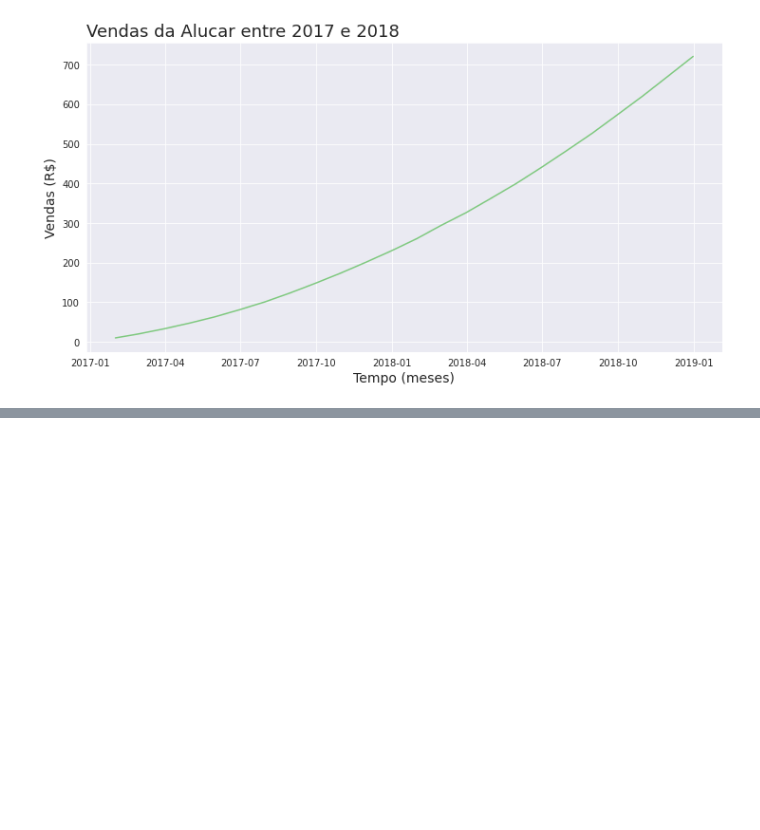
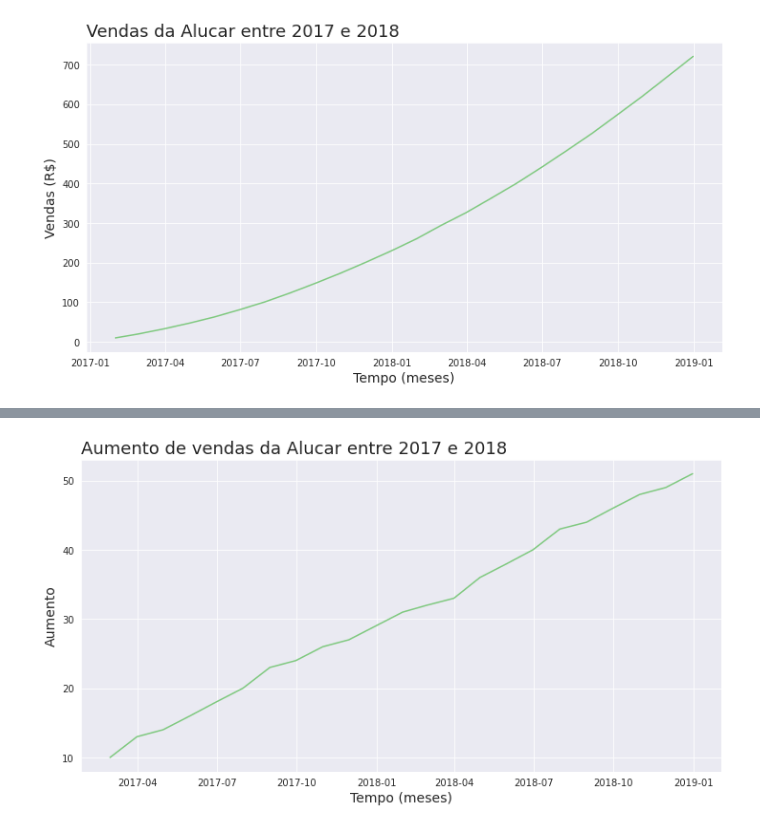
Before and after one commit to strawndri/time-series, a Jupyter notebook: time_series.ipynb, the cells around one changed output, grey strips where cells are left out. Drawn from its saved outputs; the diff is of its cells as text; code cells hidden in the pictures; blank space fills up the shorter version.

Commit message:
Alucar - Aumento das vendas e a aceleração deste processo

```diff
--- a/time_series.ipynb
+++ b/time_series.ipynb
@@ -102,0 +105,2 @@ plotar('Vendas da Alucar entre 2017 e 2018', 'Tempo (meses)',
+# %%
+alucar['aumento'] = alucar[['vendas']].diff()
@@ -102,0 +116,5 @@ plotar('Vendas da Alucar entre 2017 e 2018', 'Tempo (meses)',
+# %%
+plotar('Aumento de vendas da Alucar entre 2017 e 2018', 'Tempo (meses)',
+       'Aumento', 'mes', 'aumento', alucar)
+# %% [output]
+[figure, added]
```
Also changed, not shown: parts of 5 cells of this notebook.
